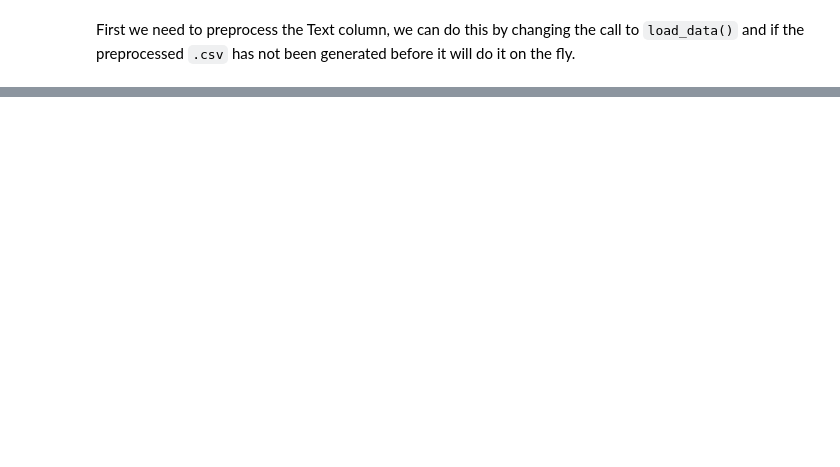
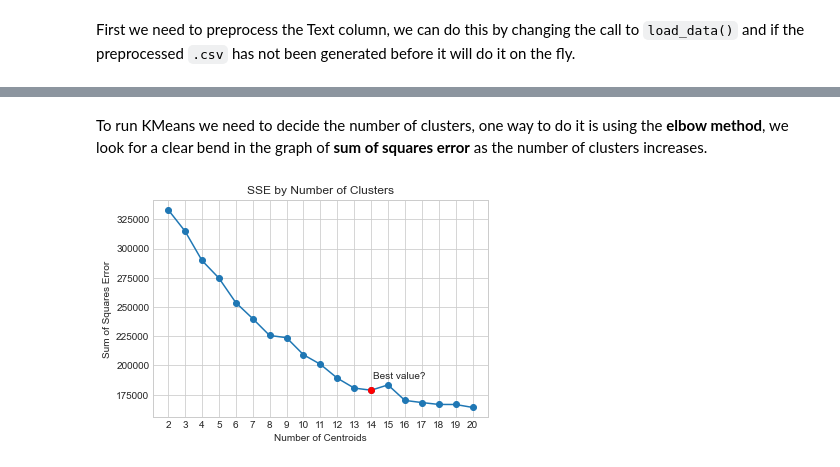
Before and after one commit to msterpa87/ADM-HW4, a Jupyter notebook: main.ipynb, the cells around one changed output, grey strips where cells are left out. Saved outputs shown, nothing was run; the diff lists cells and outputs as text; code cells hidden in the pictures; blank space fills up the shorter version.

Commit message:
added sse simulation

```diff
--- a/main.ipynb
+++ b/main.ipynb
@@ -62,0 +97,7 @@ processed_reviews_df.head()
+# %% [markdown]
+To run KMeans we need to decide the number of clusters, one way to do it is using the **elbow method**, we look for a clear bend in the graph of **sum of squares error** as the number of clusters increases.
+# %%
+simulation_data = kmeans_simulation(points)
+plot_sse(simulation_data)
+# %% [output]
+[figure, added]
```
Also changed, not shown: parts of 9 cells of this notebook, 3 other files.
